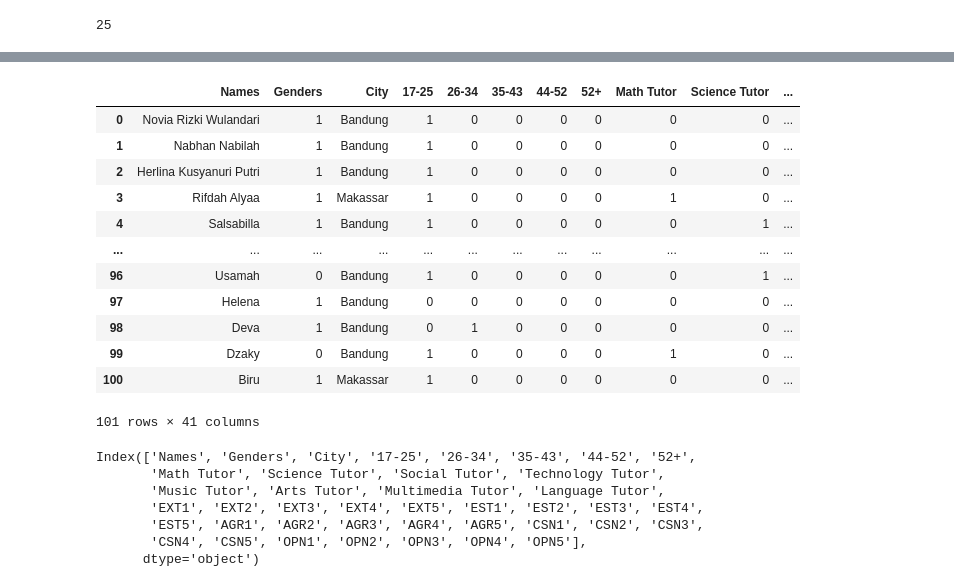
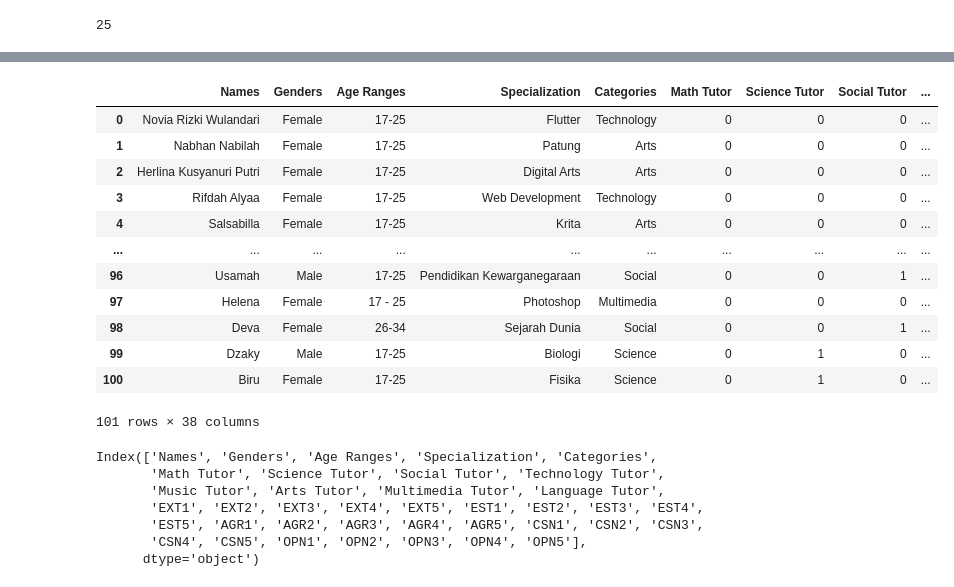
Before and after one commit to IhlasulMufti/Tutor-Matchmaking, a Jupyter notebook: cleaning_datasets.ipynb, the cells around one changed output, grey strips where cells are left out. Saved outputs shown, nothing was run; the diff lists cells and outputs as text; code cells hidden in the pictures.

```diff
--- a/cleaning_datasets.ipynb
+++ b/cleaning_datasets.ipynb
@@ -2,7 +2,7 @@
 import pandas as pd
 import numpy as np
 # %%
-tutor_df = pd.read_csv('data/tutor-datasets.csv')
+tutor_df = pd.read_csv('data/tutor-datasets-remake.csv')
 
 tutor_df
 # %% [output]
@@ -119,18 +119,18 @@ tutor_df
 101 rows × 30 columns
 # %%
-# Gender
-# 'Male' = 0 dan 'Female' = 1
-tutor_df['Genders'] = tutor_df['Genders'].map({'Male': 0, 'Female': 1})
+# # Gender
+# # 'Male' = 0 dan 'Female' = 1
+# tutor_df['Genders'] = tutor_df['Genders'].map({'Male': 0, 'Female': 1})
 # %%
-# Age Ranges
-tutor_df['17-25'] = tutor_df['Age Ranges'].apply(lambda x: 1 if '17-25' in x else 0)
-tutor_df['26-34'] = tutor_df['Age Ranges'].apply(lambda x: 1 if '26-34' in x else 0)
-tutor_df['35-43'] = tutor_df['Age Ranges'].apply(lambda x: 1 if '35-43' in x else 0)
-tutor_df['44-52'] = tutor_df['Age Ranges'].apply(lambda x: 1 if '44-52' in x else 0)
-tutor_df['52+'] = tutor_df['Age Ranges'].apply(lambda x: 1 if '52+' in x else 0)
+# # Age Ranges
+# tutor_df['17-25'] = tutor_df['Age Ranges'].apply(lambda x: 1 if '17-25' in x else 0)
+# tutor_df['26-34'] = tutor_df['Age Ranges'].apply(lambda x: 1 if '26-34' in x else 0)
+# tutor_df['35-43'] = tutor_df['Age Ranges'].apply(lambda x: 1 if '35-43' in x else 0)
+# tutor_df['44-52'] = tutor_df['Age Ranges'].apply(lambda x: 1 if '44-52' in x else 0)
+# tutor_df['52+'] = tutor_df['Age Ranges'].apply(lambda x: 1 if '52+' in x else 0)
 
-# Deleting 'Age Ranges' column
-tutor_df.drop('Age Ranges', axis=1, inplace=True)
+# # Deleting 'Age Ranges' column
+# tutor_df.drop('Age Ranges', axis=1, inplace=True)
 # %%
 # Categories Math, Science, Social, Technology, Music, Arts, Multimedia, Language
 tutor_df['Math Tutor'] = tutor_df['Categories'].apply(lambda x: 1 if 'Math' in x else 0)
@@ -143,7 +143,7 @@ tutor_df['Multimedia Tutor'] = tutor_df['Categories'].apply(lambda x: 1 if 'Mult
 tutor_df['Language Tutor'] = tutor_df['Categories'].apply(lambda x: 1 if 'Language' in x else 0)
 
 # Deleting 'Categories' column
-tutor_df.drop('Categories', axis=1, inplace=True)
+# tutor_df.drop('Categories', axis=1, inplace=True)
 # %%
 tutor_df
 # %% [output]
@@ -186,28 +186,28 @@ Column index: 40, Column name: Language Tutor
 # %%
 # Reorder Column Position
 cols = tutor_df.columns.tolist()
-new_cols = cols[:3] + cols[28:] + cols[3:28]
+new_cols = cols[:5] + cols[30:] + cols[5:30]
 tutor_df = tutor_df[new_cols]
 
 tutor_df
 # %% [output]
-|  | Names | Genders | City | 17-25 | 26-34 | 35-43 | 44-52 | 52+ | Math Tutor | Science Tutor | ... |
-| 0 | Novia Rizki Wulandari | 1 | Bandung | 1 | 0 | 0 | 0 | 0 | 0 | 0 | ... |
-| 1 | Nabhan Nabilah | 1 | Bandung | 1 | 0 | 0 | 0 | 0 | 0 | 0 | ... |
-| 2 | Herlina Kusyanuri Putri | 1 | Bandung | 1 | 0 | 0 | 0 | 0 | 0 | 0 | ... |
-| 3 | Rifdah Alyaa | 1 | Makassar | 1 | 0 | 0 | 0 | 0 | 1 | 0 | ... |
-| 4 | Salsabilla | 1 | Bandung | 1 | 0 | 0 | 0 | 0 | 0 | 1 | ... |
-| ... | ... | ... | ... | ... | ... | ... | ... | ... | ... | ... | ... |
-| 96 | Usamah | 0 | Bandung | 1 | 0 | 0 | 0 | 0 | 0 | 1 | ... |
-| 97 | Helena | 1 | Bandung | 0 | 0 | 0 | 0 | 0 | 0 | 0 | ... |
-| 98 | Deva | 1 | Bandung | 0 | 1 | 0 | 0 | 0 | 0 | 0 | ... |
-| 99 | Dzaky | 0 | Bandung | 1 | 0 | 0 | 0 | 0 | 1 | 0 | ... |
-| 100 | Biru | 1 | Makassar | 1 | 0 | 0 | 0 | 0 | 0 | 0 | ... |
+|  | Names | Genders | Age Ranges | Specialization | Categories | Math Tutor | Science Tutor | Social Tutor | ... |
+| 0 | Novia Rizki Wulandari | Female | 17-25 | Flutter | Technology | 0 | 0 | 0 | ... |
+| 1 | Nabhan Nabilah | Female | 17-25 | Patung | Arts | 0 | 0 | 0 | ... |
+| 2 | Herlina Kusyanuri Putri | Female | 17-25 | Digital Arts | Arts | 0 | 0 | 0 | ... |
+| 3 | Rifdah Alyaa | Female | 17-25 | Web Development | Technology | 0 | 0 | 0 | ... |
+| 4 | Salsabilla | Female | 17-25 | Krita | Arts | 0 | 0 | 0 | ... |
+| ... | ... | ... | ... | ... | ... | ... | ... | ... | ... |
+| 96 | Usamah | Male | 17-25 | Pendidikan Kewarganegaraan | Social | 0 | 0 | 1 | ... |
+| 97 | Helena | Female | 17 - 25 | Photoshop | Multimedia | 0 | 0 | 0 | ... |
+| 98 | Deva | Female | 26-34 | Sejarah Dunia | Social | 0 | 0 | 1 | ... |
+| 99 | Dzaky | Male | 17-25 | Biologi | Science | 0 | 1 | 0 | ... |
+| 100 | Biru | Female | 17-25 | Fisika | Science | 0 | 1 | 0 | ... |
-101 rows × 41 columns
+101 rows × 38 columns
 # %%
 tutor_df.columns
 # %% [output]
-Index(['Names', 'Genders', 'City', '17-25', '26-34', '35-43', '44-52', '52+',
+Index(['Names', 'Genders', 'Age Ranges', 'Specialization', 'Categories',
        'Math Tutor', 'Science Tutor', 'Social Tutor', 'Technology Tutor',
        'Music Tutor', 'Arts Tutor', 'Multimedia Tutor', 'Language Tutor',
        'EXT1', 'EXT2', 'EXT3', 'EXT4', 'EXT5', 'EST1', 'EST2', 'EST3', 'EST4',
```
Also changed, not shown: parts of 7 cells of this notebook, 17 other files.
